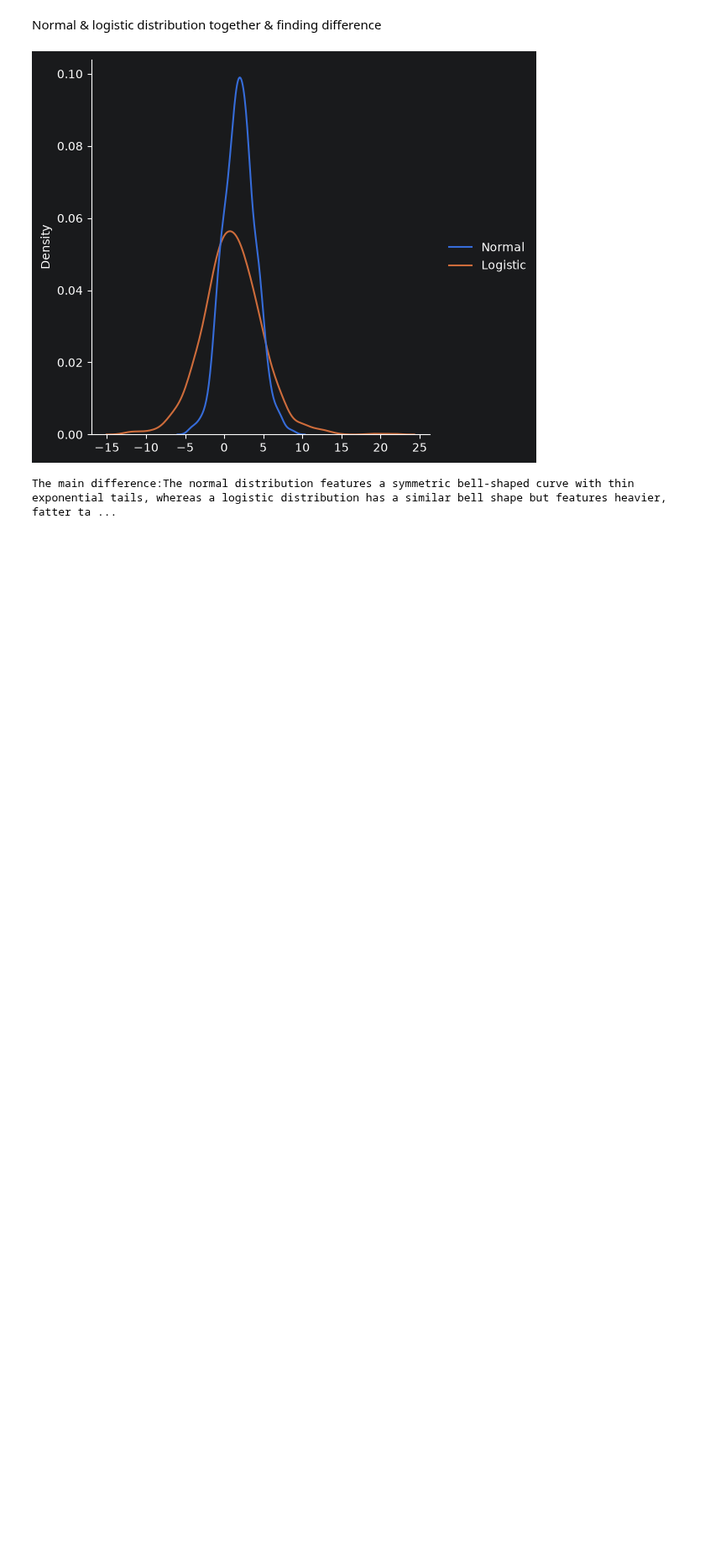
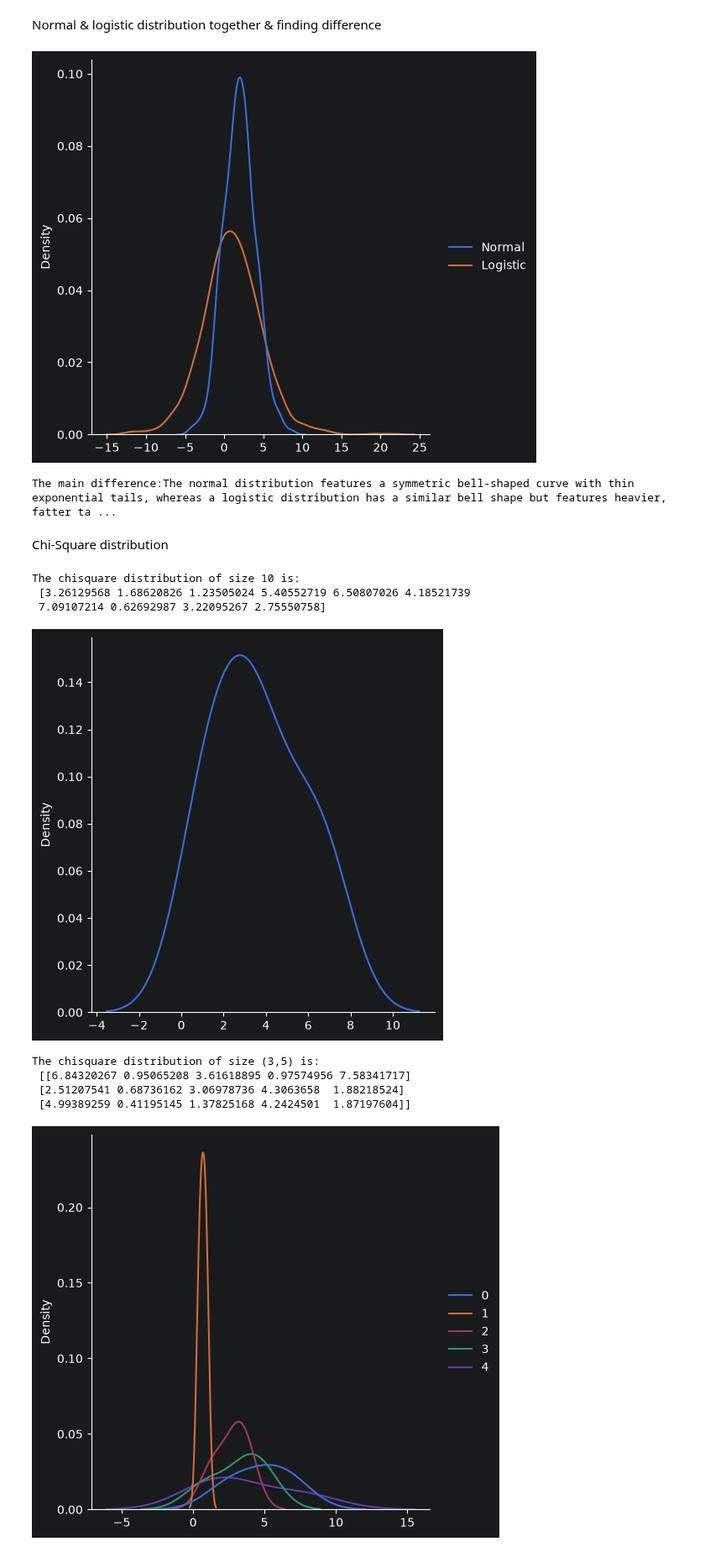
Before and after one commit to vikasbb06/An-Overall-view-of-python, a Jupyter notebook: 05-numpy/practice5.ipynb, the cells around one changed output. Shown at 84% size. Cells and saved outputs as stored; diff of their text form; code cells hidden in the pictures; blank space fills up the shorter version.

Commit message:
The extra one distribution

```diff
--- a/05-numpy/practice5.ipynb
+++ b/05-numpy/practice5.ipynb
@@ -194,3 +194,25 @@ print("\nThe main difference:The normal distribution features a symmetric bell-s
 # %% [output]
 [figure]
 The main difference:The normal distribution features a symmetric bell-shaped curve with thin exponential tails, whereas a logistic distribution has a similar bell shape but features heavier, fatter ta ...
+# %% [markdown]
+Chi-Square distribution
+# %%
+#It has 2 distribution 1.degree of freedom(number of independent parameters) 2.size
+a=np.random.chisquare(df=3,size=10)
+print("The chisquare distribution of size 10 is:\n",a)
+sns.displot(a,kind="kde")
+plt.show()
+b=np.random.chisquare(df=3,size=(3,5))
+print("The chisquare distribution of size (3,5) is:\n",b)
+sns.displot(b,kind="kde")
+plt.show()
+# %% [output]
+The chisquare distribution of size 10 is:
+ [3.26129568 1.68620826 1.23505024 5.40552719 6.50807026 4.18521739
+ 7.09107214 0.62692987 3.22095267 2.75550758]
+[figure, added]
+The chisquare distribution of size (3,5) is:
+ [[6.84320267 0.95065208 3.61618895 0.97574956 7.58341717]
+ [2.51207541 0.68736162 3.06978736 4.3063658  1.88218524]
+ [4.99389259 0.41195145 1.37825168 4.2424501  1.87197604]]
+[figure, added]
```
